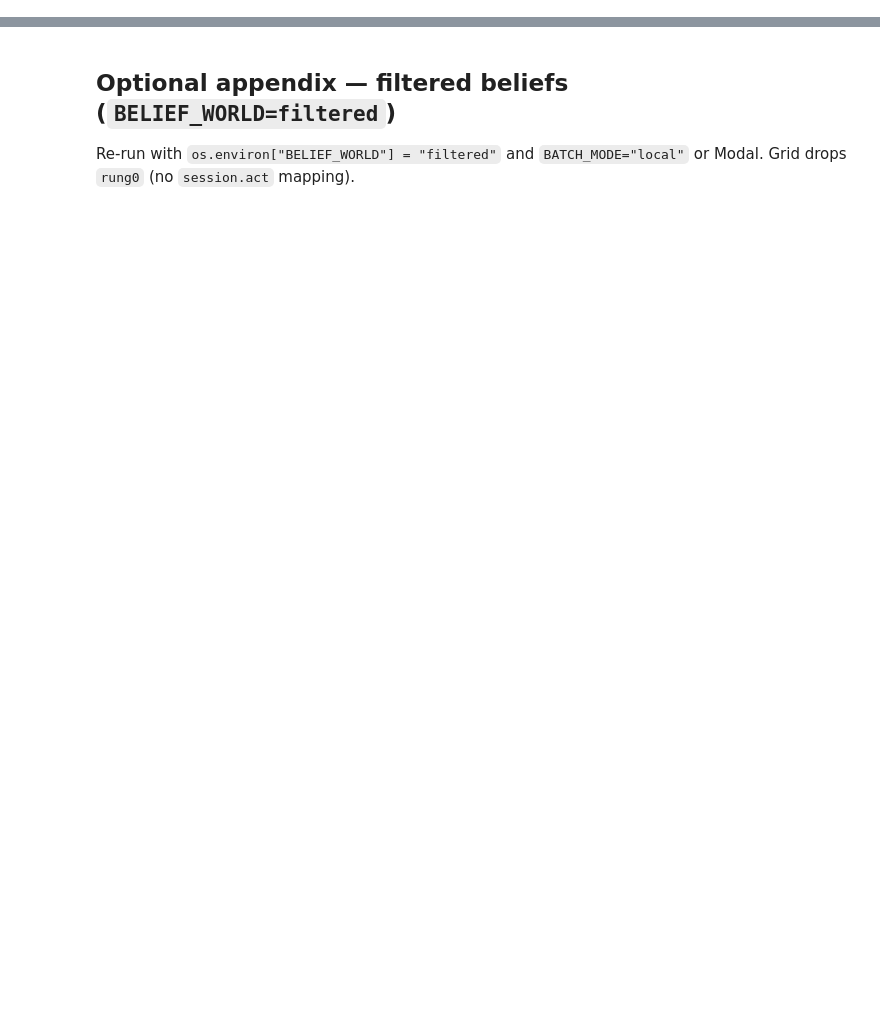
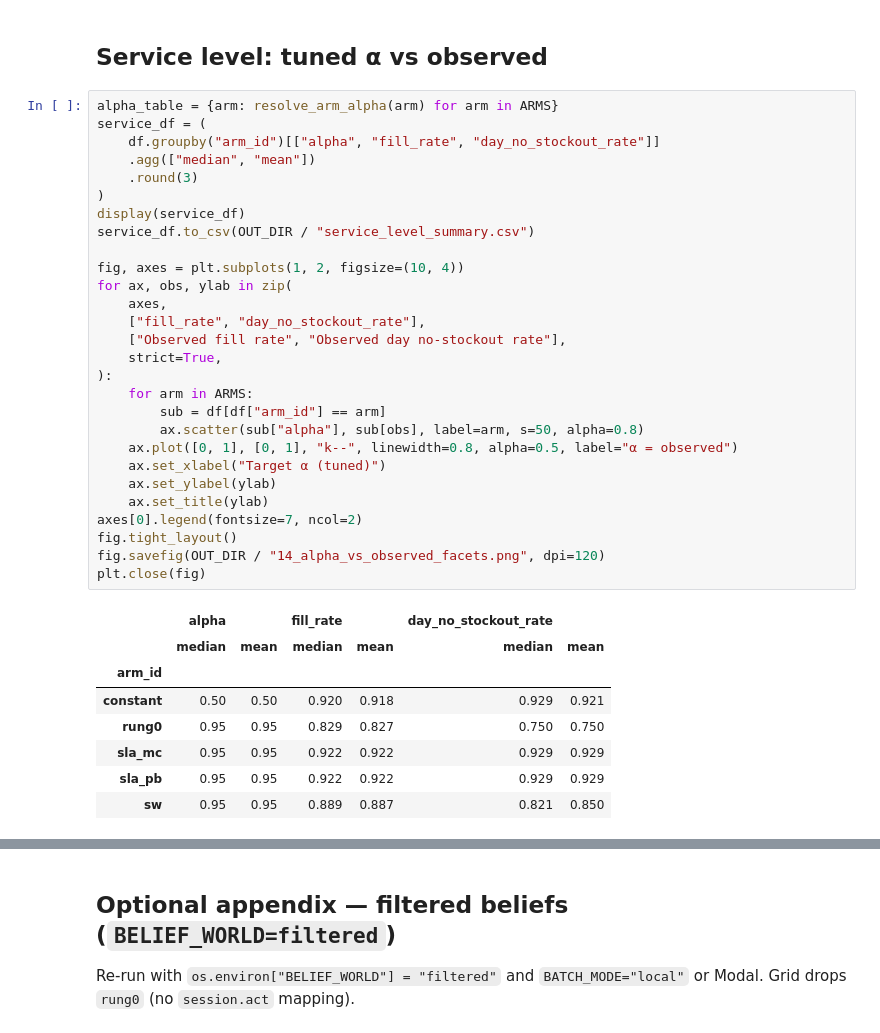
Before and after one commit to OliverEvans96/blueberries-voi, a Jupyter notebook: notebooks/21_rust_controller_bakeoff.ipynb, the cells around one changed output, grey strips where cells are left out. Saved outputs shown, nothing was run; the diff lists cells and outputs as text; blank space fills up the shorter version.

```diff
--- a/notebooks/21_rust_controller_bakeoff.ipynb
+++ b/notebooks/21_rust_controller_bakeoff.ipynb
@@ -212,0 +255,39 @@ Figures below and in `notebooks/outputs/nb21_controller_bakeoff/`.
+# %% [markdown]
+## Service level: tuned α vs observed
+# %%
+alpha_table = {arm: resolve_arm_alpha(arm) for arm in ARMS}
+service_df = (
+    df.groupby("arm_id")[["alpha", "fill_rate", "day_no_stockout_rate"]]
+    .agg(["median", "mean"])
+    .round(3)
+)
+display(service_df)
+service_df.to_csv(OUT_DIR / "service_level_summary.csv")
+
+fig, axes = plt.subplots(1, 2, figsize=(10, 4))
+for ax, obs, ylab in zip(
+    axes,
+    ["fill_rate", "day_no_stockout_rate"],
+    ["Observed fill rate", "Observed day no-stockout rate"],
+    strict=True,
+):
+    for arm in ARMS:
+        sub = df[df["arm_id"] == arm]
+        ax.scatter(sub["alpha"], sub[obs], label=arm, s=50, alpha=0.8)
+    ax.plot([0, 1], [0, 1], "k--", linewidth=0.8, alpha=0.5, label="α = observed")
+    ax.set_xlabel("Target α (tuned)")
+    ax.set_ylabel(ylab)
+    ax.set_title(ylab)
+axes[0].legend(fontsize=7, ncol=2)
+fig.tight_layout()
+fig.savefig(OUT_DIR / "14_alpha_vs_observed_facets.png", dpi=120)
+plt.close(fig)
+# %% [output]
+|  | alpha |  | fill_rate |  | day_no_stockout_rate |  |
+|  | median | mean | median | mean | median | mean |
+| arm_id |  |  |  |  |  |  |
+| constant | 0.50 | 0.50 | 0.920 | 0.918 | 0.929 | 0.921 |
+| rung0 | 0.95 | 0.95 | 0.829 | 0.827 | 0.750 | 0.750 |
+| sla_mc | 0.95 | 0.95 | 0.922 | 0.922 | 0.929 | 0.929 |
+| sla_pb | 0.95 | 0.95 | 0.922 | 0.922 | 0.929 | 0.929 |
+| sw | 0.95 | 0.95 | 0.889 | 0.887 | 0.821 | 0.850 |
```
Also changed, not shown: parts of 15 cells of this notebook, 26 other files.
